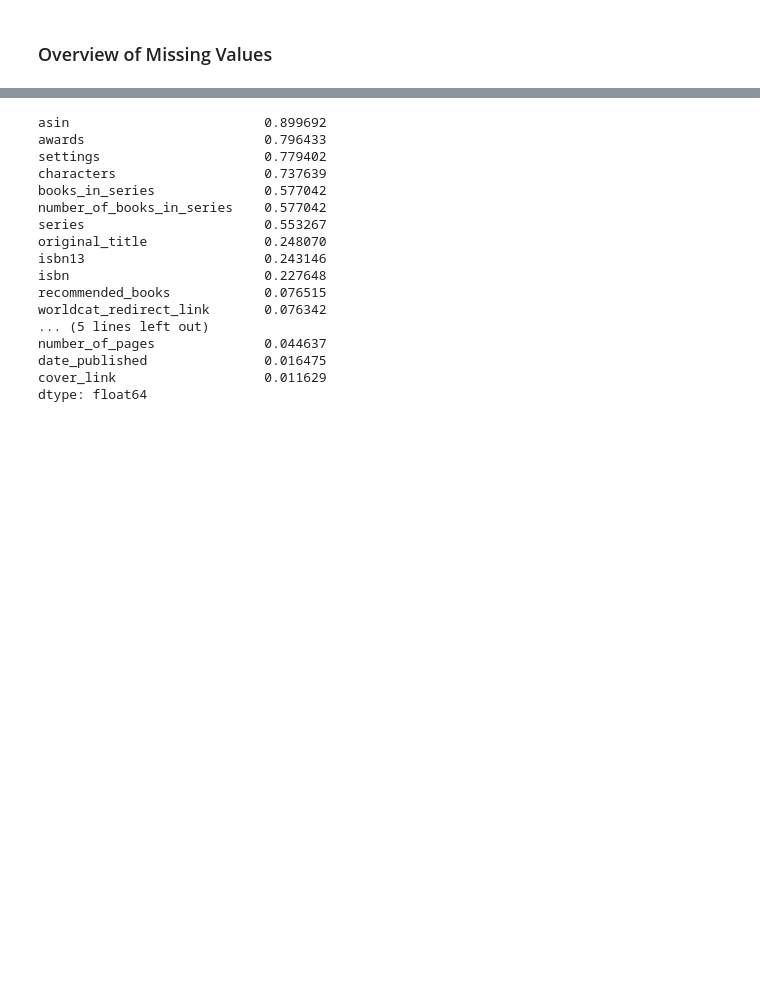
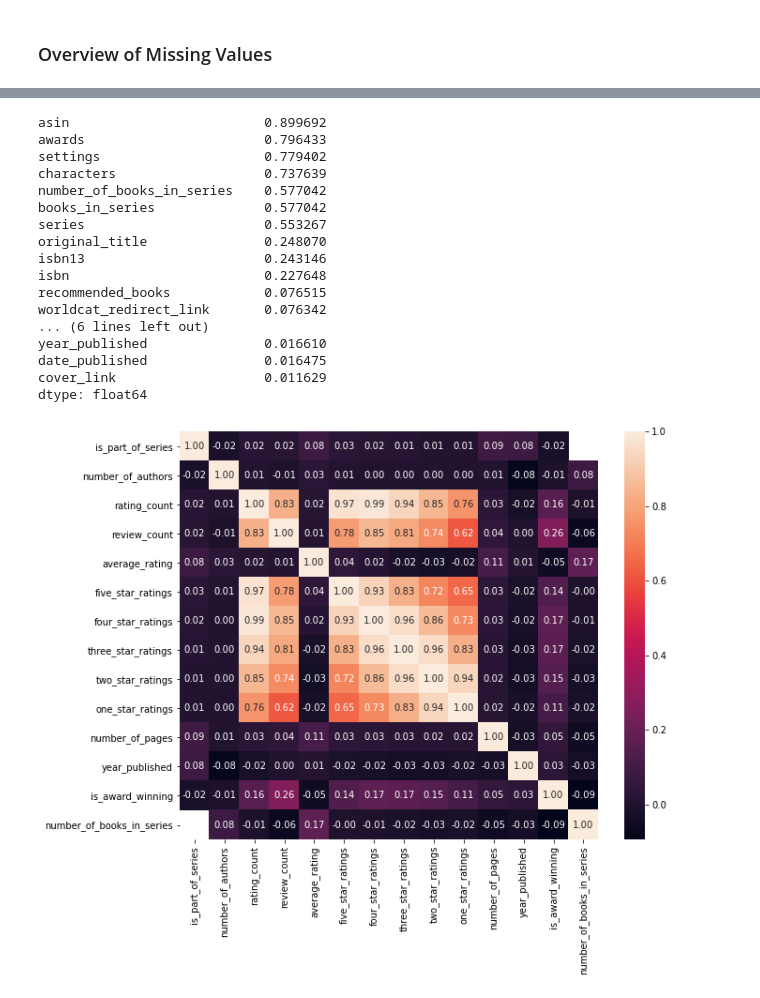
Before and after one commit to MareikeHeller/goodreads-best-books, a Jupyter notebook: best-books-prediction.ipynb, the cells around one changed output, grey strips where cells are left out. Cells and saved outputs as stored; diff of their text form; code cells hidden in the pictures; blank space fills up the shorter version.

Commit message:
best-books-prediction.ipynb - Added first visualizations.

```diff
--- a/best-books-prediction.ipynb
+++ b/best-books-prediction.ipynb
@@ -113,21 +123,30 @@ List of columns without missing values: ['id', 'title', 'link', 'author', 'autho
 # %%
 cols_missing_vals_share = df[cols_w_missing_vals].isnull().sum()/df.shape[0]
+pd.options.display.max_rows = 25
 print(cols_missing_vals_share.sort_values(ascending = False))
 # %% [output]
 asin                         0.899692
 awards                       0.796433
 settings                     0.779402
 characters                   0.737639
+number_of_books_in_series    0.577042
 books_in_series              0.577042
-number_of_books_in_series    0.577042
 series                       0.553267
 original_title               0.248070
 isbn13                       0.243146
 isbn                         0.227648
 recommended_books            0.076515
 worldcat_redirect_link       0.076342
-... (5 lines left out)
-number_of_pages              0.044637
+... (6 lines left out)
+year_published               0.016610
 date_published               0.016475
 cover_link                   0.011629
 dtype: float64
+# %%
+correlation_matrix = df.corr()
+
+plt.rcParams['figure.figsize'] = (10,8)
+sn.heatmap(correlation_matrix, annot = True, fmt = '.2f')
+plt.show()
+# %% [output]
+[figure, added]
```
Also changed, not shown: parts of 18 cells of this notebook.
